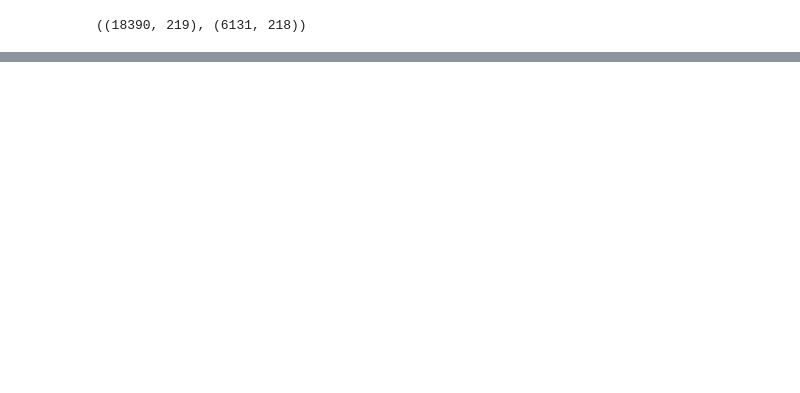
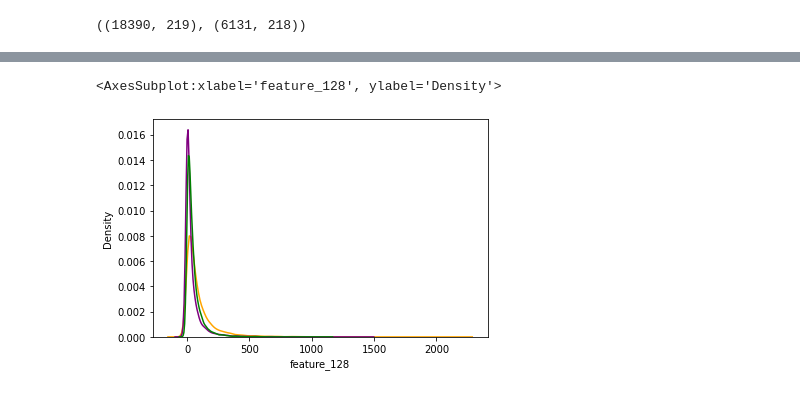
Before and after one commit to lyutov89/Misc, a Jupyter notebook: task_lu_li/ML_model.ipynb, the cells around one changed output, grey strips where cells are left out. Saved outputs shown, nothing was run; the diff lists cells and outputs as text; code cells hidden in the pictures; blank space fills up the shorter version.

```diff
--- a/task_lu_li/ML_model.ipynb
+++ b/task_lu_li/ML_model.ipynb
@@ -189,0 +321,7 @@ train.shape, test.shape
+# %%
+sns.kdeplot(train['feature_128'], color='orange')
+sns.kdeplot(train['feature_129'], color='purple')
+sns.kdeplot(train['feature_130'], color='green')
+# %% [output]
+<AxesSubplot:xlabel='feature_128', ylabel='Density'>
+[figure, added]
```
Also changed, not shown: parts of 78 cells of this notebook.
